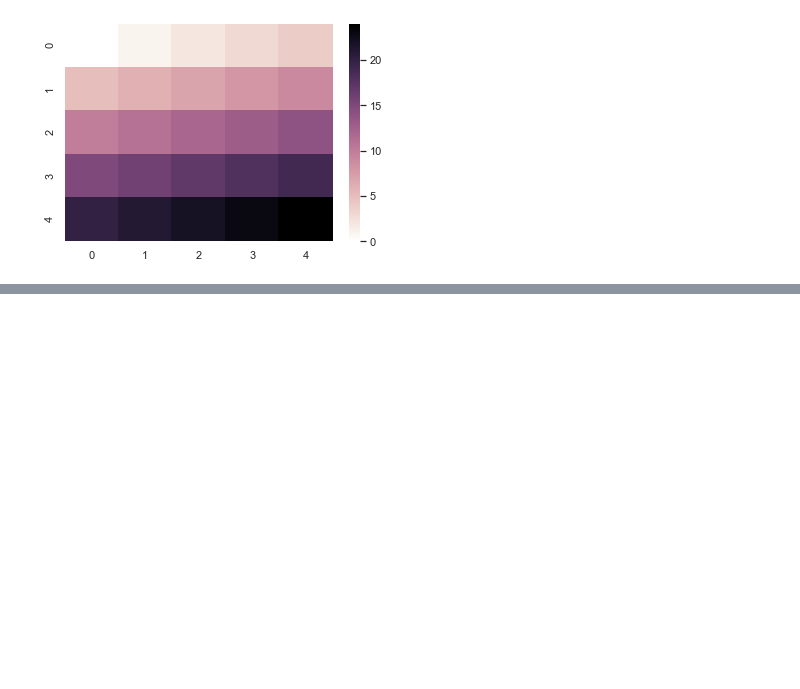
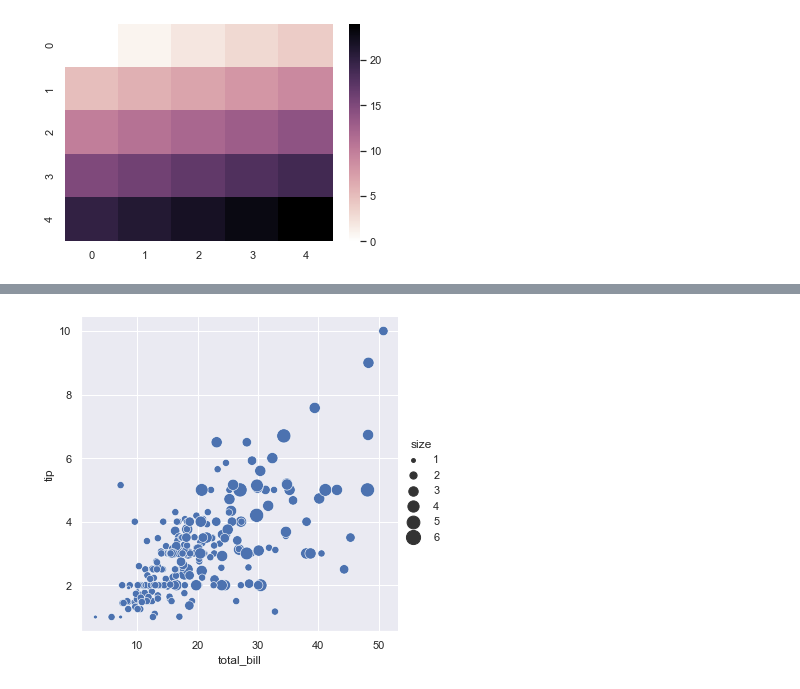
Before and after one commit to ashishkirtwed/Visualization-using-pytho-Seaborn-, a Jupyter notebook: Practice.ipynb, the cells around one changed output, grey strips where cells are left out. Saved outputs shown, nothing was run; the diff lists cells and outputs as text; code cells hidden in the pictures; blank space fills up the shorter version.

```diff
--- a/Practice.ipynb
+++ b/Practice.ipynb
@@ -149,0 +164,4 @@ sb.palplot(sb.color_palette("ch:2,r=.2,l=.6"))
+# %%
+sb.relplot(x="total_bill", y="tip", size="size", sizes=(15, 200), data=df);
+# %% [output]
+[figure, added]
```
Also changed, not shown: parts of 4 cells of this notebook.
